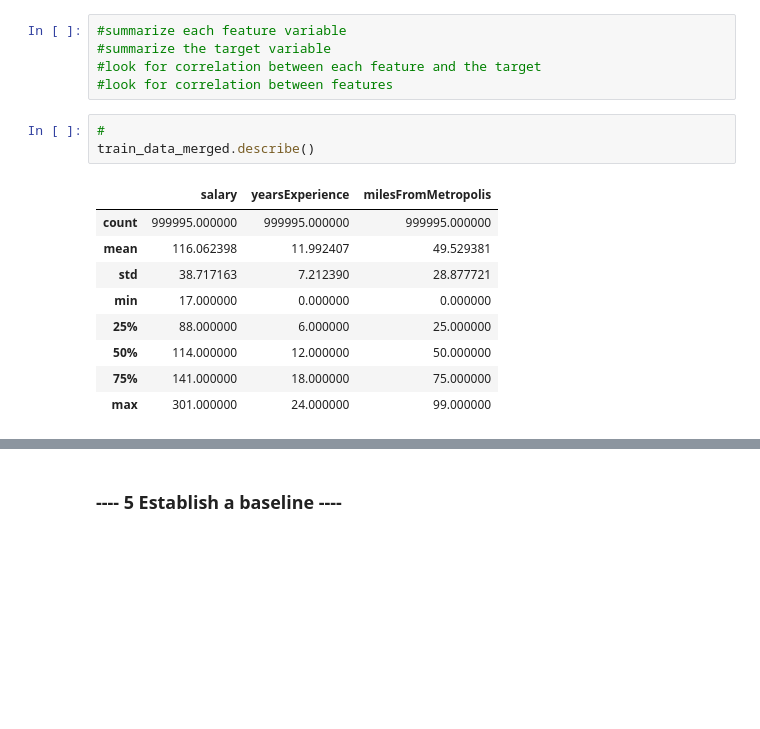
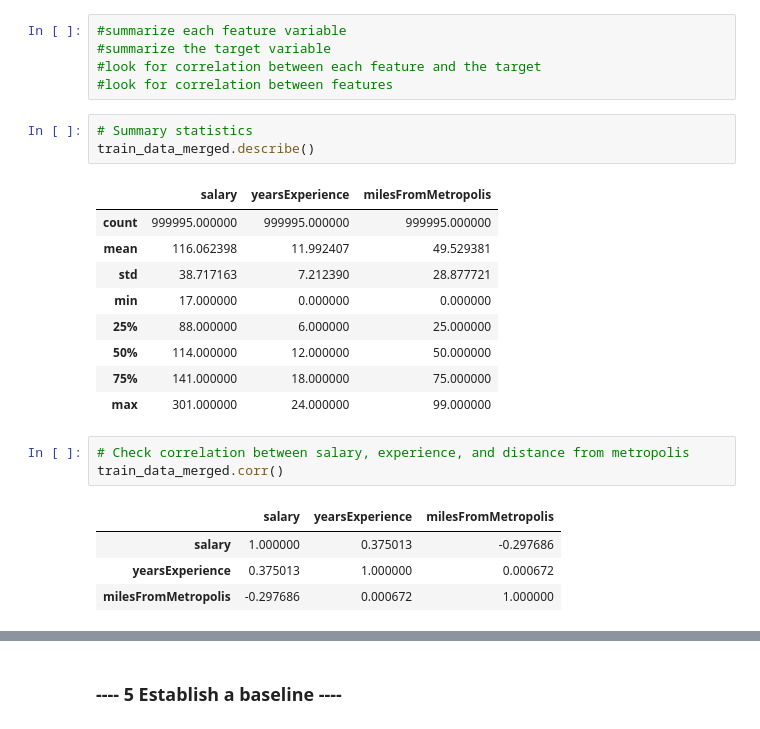
Before and after one commit to deejayrusso/Salary-Prediction-Portfolio, a Jupyter notebook: Salary Prediction Notebook.ipynb, the cells around one changed output, grey strips where cells are left out. Drawn from its saved outputs; the diff is of its cells as text; blank space fills up the shorter version.

```diff
--- a/Salary Prediction Notebook.ipynb
+++ b/Salary Prediction Notebook.ipynb
@@ -253,7 +253,7 @@ dtype: object
 #look for correlation between each feature and the target
 #look for correlation between features
 # %%
-#
+# Summary statistics
 train_data_merged.describe()
 # %% [output]
 |  | salary | yearsExperience | milesFromMetropolis |
@@ -265,3 +265,11 @@ train_data_merged.describe()
 | 50% | 114.000000 | 12.000000 | 50.000000 |
 | 75% | 141.000000 | 18.000000 | 75.000000 |
 | max | 301.000000 | 24.000000 | 99.000000 |
+# %%
+# Check correlation between salary, experience, and distance from metropolis
+train_data_merged.corr()
+# %% [output]
+|  | salary | yearsExperience | milesFromMetropolis |
+| salary | 1.000000 | 0.375013 | -0.297686 |
+| yearsExperience | 0.375013 | 1.000000 | 0.000672 |
+| milesFromMetropolis | -0.297686 | 0.000672 | 1.000000 |
```
Also changed, not shown: parts of 2 cells of this notebook.
